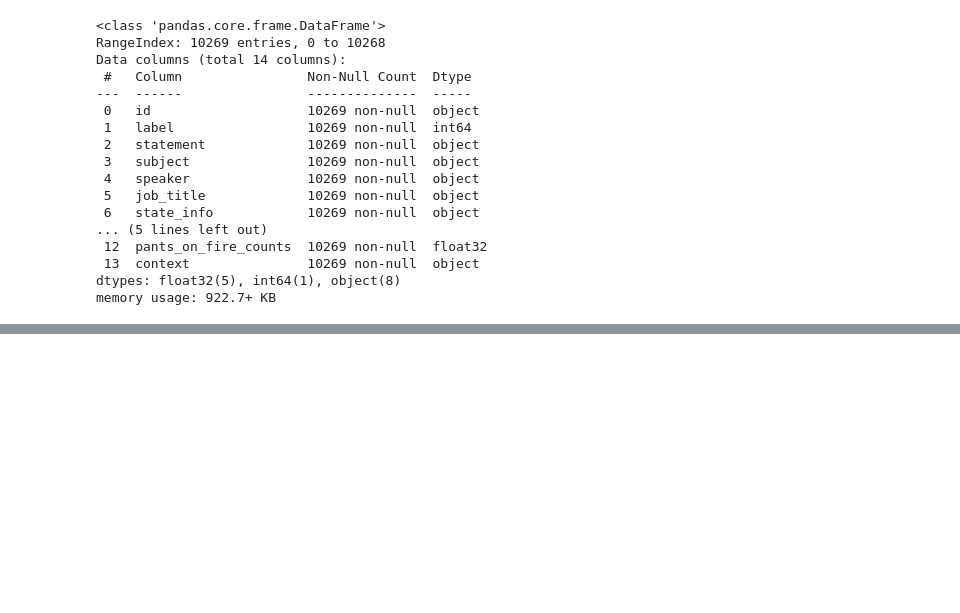
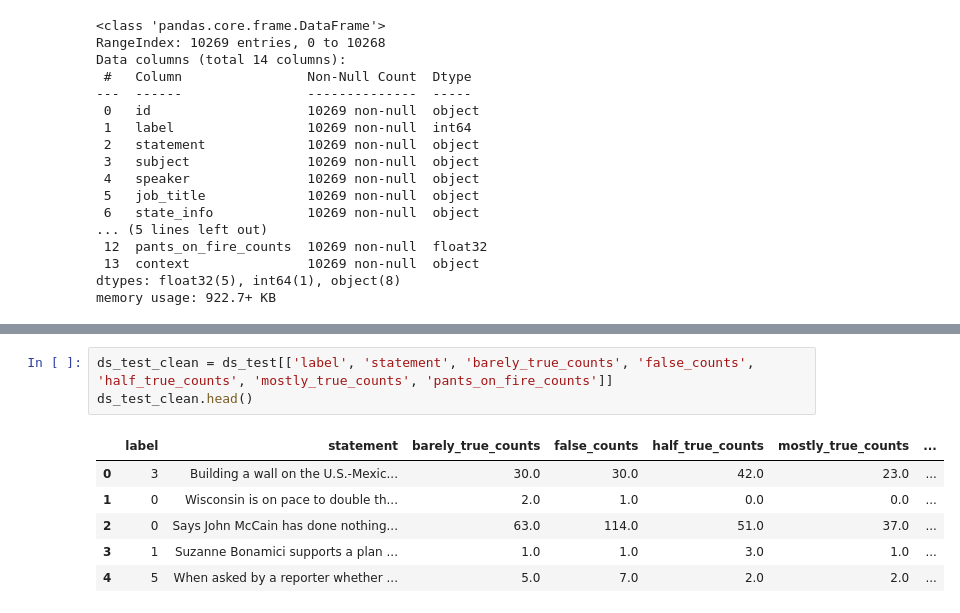
Before and after one commit to mattlundberg/Project-3, a Jupyter notebook: src/Data_testing.ipynb, the cells around one changed output, grey strips where cells are left out. Saved outputs shown, nothing was run; the diff lists cells and outputs as text; blank space fills up the shorter version.

```diff
--- a/src/Data_testing.ipynb
+++ b/src/Data_testing.ipynb
@@ -78,0 +117,10 @@ memory usage: 280.9+ KB
+# %%
+ds_test_clean = ds_test[['label', 'statement', 'barely_true_counts', 'false_counts', 'half_true_counts', 'mostly_true_counts', 'pants_on_fire_counts']]
+ds_test_clean.head()
+# %% [output]
+|  | label | statement | barely_true_counts | false_counts | half_true_counts | mostly_true_counts | ... |
+| 0 | 3 | Building a wall on the U.S.-Mexic... | 30.0 | 30.0 | 42.0 | 23.0 | ... |
+| 1 | 0 | Wisconsin is on pace to double th... | 2.0 | 1.0 | 0.0 | 0.0 | ... |
+| 2 | 0 | Says John McCain has done nothing... | 63.0 | 114.0 | 51.0 | 37.0 | ... |
+| 3 | 1 | Suzanne Bonamici supports a plan ... | 1.0 | 1.0 | 3.0 | 1.0 | ... |
+| 4 | 5 | When asked by a reporter whether ... | 5.0 | 7.0 | 2.0 | 2.0 | ... |
```
Also changed, not shown: parts of 9 cells of this notebook.
